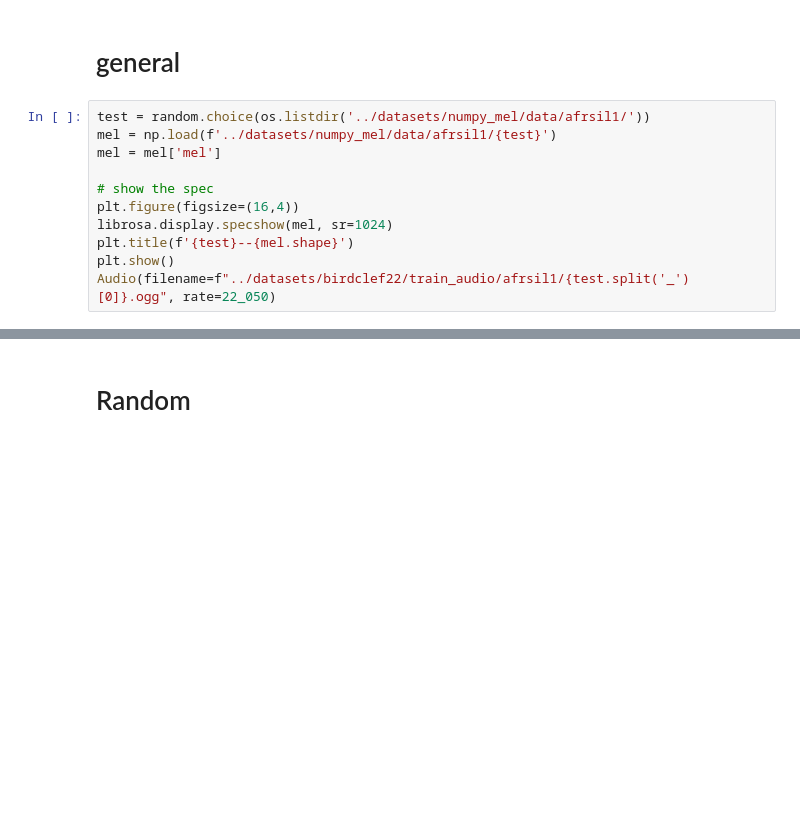
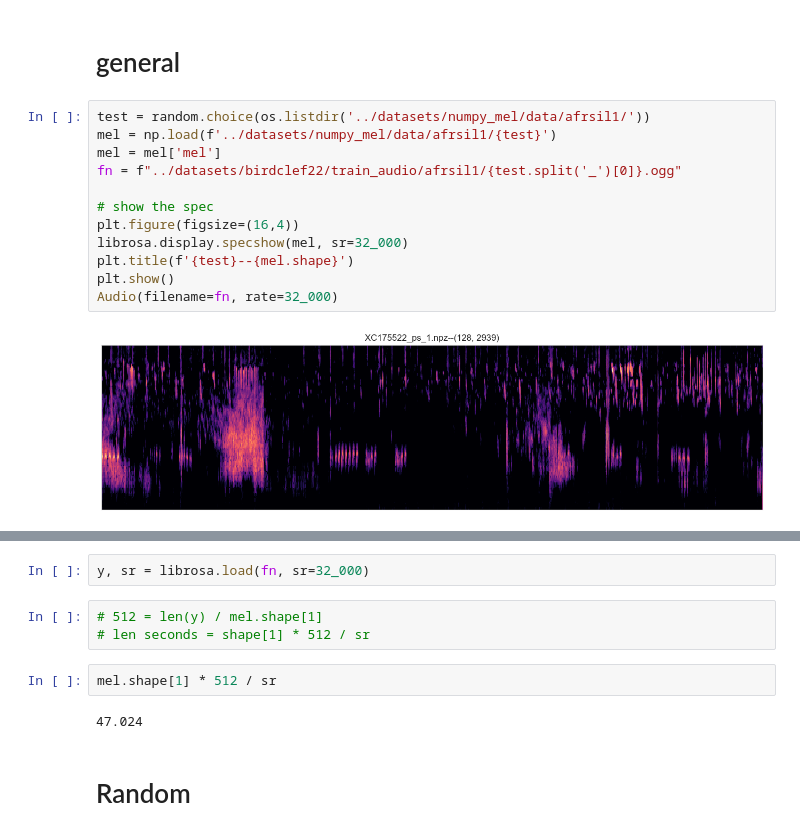
Before and after one commit to gakhromov/ai4good_birdclef, a Jupyter notebook: model/tester.ipynb, the cells around one changed output, grey strips where cells are left out. Saved outputs shown, nothing was run; the diff lists cells and outputs as text; blank space fills up the shorter version.

```diff
--- a/model/tester.ipynb
+++ b/model/tester.ipynb
@@ -277,11 +302,14 @@ plt.show()
 # %%
 test = random.choice(os.listdir('../datasets/numpy_mel/data/afrsil1/'))
 mel = np.load(f'../datasets/numpy_mel/data/afrsil1/{test}')
 mel = mel['mel']
+fn = f"../datasets/birdclef22/train_audio/afrsil1/{test.split('_')[0]}.ogg"
 
 # show the spec
 plt.figure(figsize=(16,4))
-librosa.display.specshow(mel, sr=1024)
+librosa.display.specshow(mel, sr=32_000)
 plt.title(f'{test}--{mel.shape}')
 plt.show()
-Audio(filename=f"../datasets/birdclef22/train_audio/afrsil1/{test.split('_')[0]}.ogg", rate=22_050)
+Audio(filename=fn, rate=32_000)
+# %% [output]
+[figure, added]
@@ -288,3 +317,12 @@ Audio(filename=f"../datasets/birdclef22/train_audio/afrsil1/{test.split('_')[0]}
+# %%
+y, sr = librosa.load(fn, sr=32_000)
+# %%
+# 512 = len(y) / mel.shape[1]
+# len seconds = shape[1] * 512 / sr
+# %%
+mel.shape[1] * 512 / sr
+# %% [output]
+47.024
 # %% [markdown]
 # Random
 # %%
```
Also changed, not shown: parts of 21 cells of this notebook, 4 other files.
